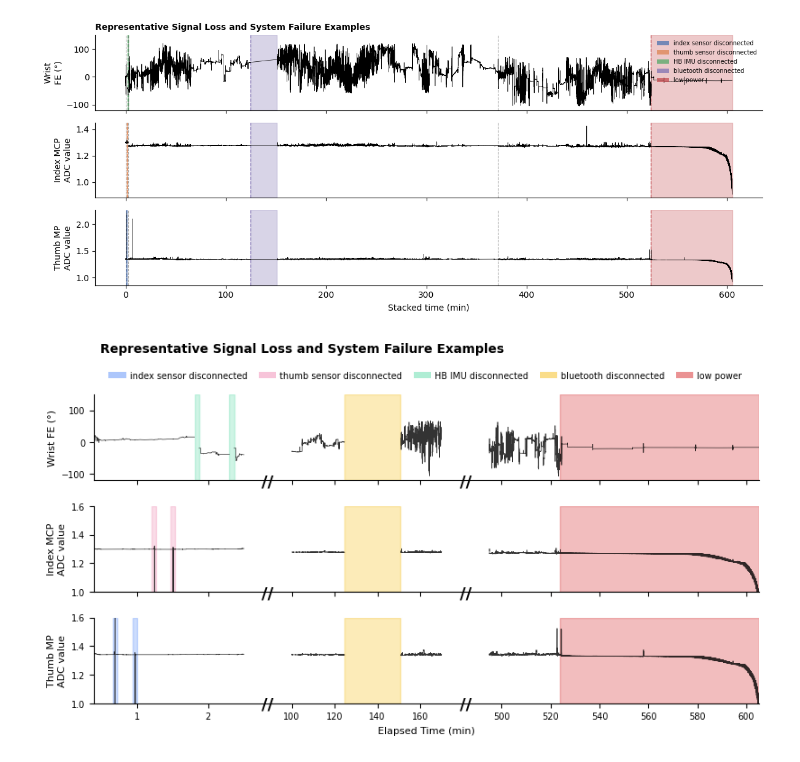
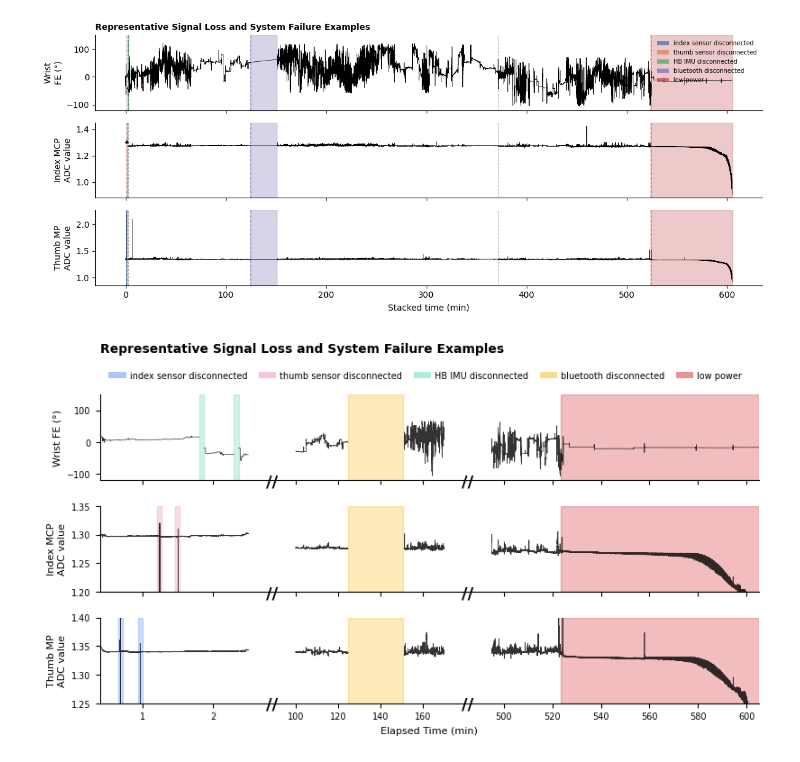
Before and after one commit to neuralengatberkeley/Strain-Sensor-, a Jupyter notebook: Code/analysis/camera_sensor_imu_analysis/wear_6hr_plotting.ipynb, the cells around one changed output. Cells and saved outputs as stored; diff of their text form; code cells hidden in the pictures.

Commit message:
long plot updates

```diff
--- a/Code/analysis/camera_sensor_imu_analysis/wear_6hr_plotting.ipynb
+++ b/Code/analysis/camera_sensor_imu_analysis/wear_6hr_plotting.ipynb
@@ -84,8 +84,8 @@ group_title_map = {
 }
 # %%
 # choose session
-session_date = "2026_03_18"
-file_pattern = "disconnect_kinwatch_unified_*.csv"
+session_date = "2026_04_02"
+file_pattern = "battery_kinwatch_unified_*.csv"
 # "2026_03_05": 6hr, battery, pressure, disconnect
 # "2026_03_06": 6hr2
 # "2026_03_17": 6hr3
@@ -509,19 +527,19 @@ Combined ADC cleaned segments: 0
 # replace with NaNs
 df_plot = df.copy()
 
-if "ADC_ch0" in df_plot.columns:
-    df_plot.loc[adc0_disconnected_mask, "ADC_ch0"] = np.nan
+# if "ADC_ch0" in df_plot.columns:
+#     df_plot.loc[adc0_disconnected_mask, "ADC_ch0"] = np.nan
 
-if "ADC_ch1" in df_plot.columns:
-    df_plot.loc[adc1_disconnected_mask, "ADC_ch1"] = np.nan
+# if "ADC_ch1" in df_plot.columns:
+#     df_plot.loc[adc1_disconnected_mask, "ADC_ch1"] = np.nan
 
-if "wrist_flex_ext_deg" in df_plot.columns:
-    df_plot.loc[imu2_disconnected_mask, "wrist_flex_ext_deg"] = np.nan
+# if "wrist_flex_ext_deg" in df_plot.columns:
+#     df_plot.loc[imu2_disconnected_mask, "wrist_flex_ext_deg"] = np.nan
 
-imu2_cols = ["IMU2_H", "IMU2_P", "IMU2_R", "IMU2_W", "IMU2_X", "IMU2_Y", "IMU2_Z"]
-for col in imu2_cols:
-    if col in df_plot.columns:
-        df_plot.loc[imu2_disconnected_mask, col] = np.nan
+# imu2_cols = ["IMU2_H", "IMU2_P", "IMU2_R", "IMU2_W", "IMU2_X", "IMU2_Y", "IMU2_Z"]
+# for col in imu2_cols:
+#     if col in df_plot.columns:
+#         df_plot.loc[imu2_disconnected_mask, col] = np.nan
 # %%
 # optional: chronological segment table after cleaning
 all_segments_chron = []
@@ -3615,8 +3622,8 @@ disconnect_display_name_map = {
 
 disconnect_ylim_map = {
     "wrist_flex_ext_deg": (-120, 150),
-    "ADC_ch0": (1.0, 1.6),
-    "ADC_ch1": (1.0, 1.6),
+    "ADC_ch0": (1.2, 1.35),
+    "ADC_ch1": (1.25, 1.4),
 }
 
 disconnect_colors = {
@@ -3737,31 +3744,31 @@ legend_handles = [
     Patch(facecolor=disconnect_colors["low power"], edgecolor="none", alpha=0.5, label="low power"),
 ]
 
 # title at top
 fig.suptitle(
     "Representative Signal Loss and System Failure Examples",
     x=0.09,   # left-ish alignment
     y=0.98,
     ha="left",
     fontsize=10,
     fontweight="bold",
 )
 
 # legend under title, above plots, no frame
 fig.legend(
     handles=legend_handles,
     loc="upper center",
     bbox_to_anchor=(0.53, 0.93),
     frameon=False,
     fontsize=7,
     ncol=5,
     columnspacing=1.3,
     handletextpad=0.4,
     labelspacing=0.35,
 )
 
 plt.tight_layout(rect=[0, 0, 1, 0.95])
 plt.savefig("disconnect_examples_figure.pdf", bbox_inches="tight")
 plt.show()
 # %% [output]
-[figure, old version]
+[figure, new version]
```
Also changed, not shown: parts of 16 cells of this notebook, 2 other files.
